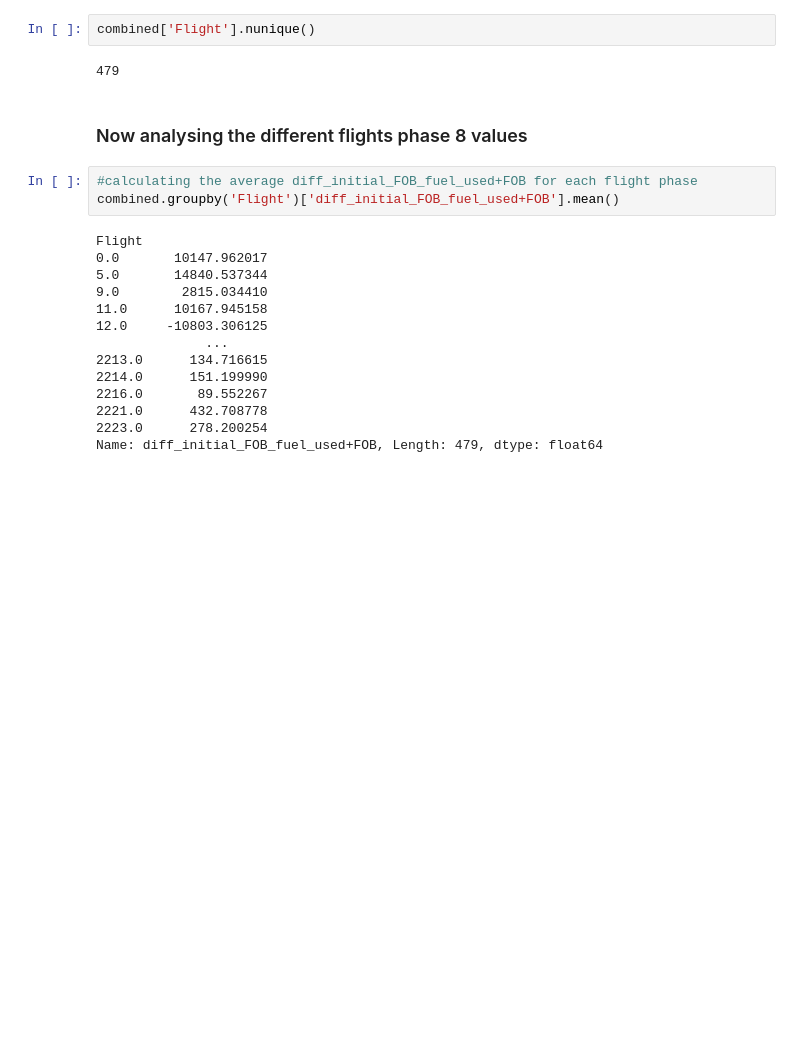
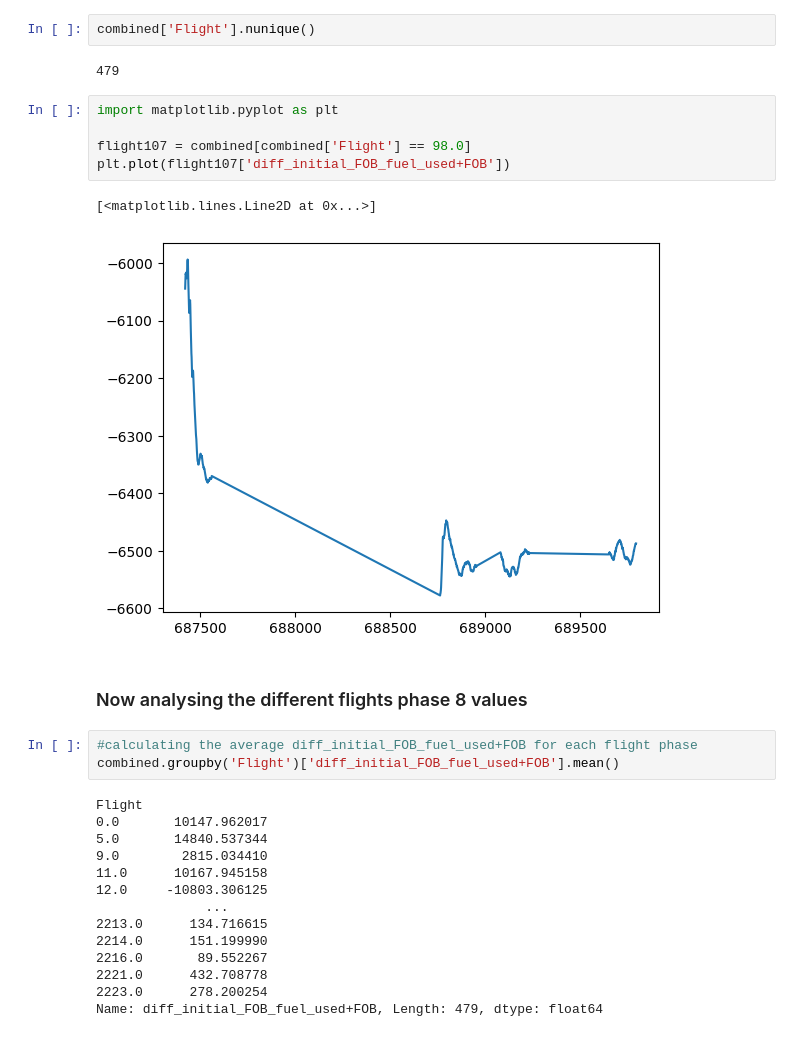
Before and after one commit to badek23/AirbusFuelLeaks, a Jupyter notebook: Phase8.ipynb, the cells around one changed output. Saved outputs shown, nothing was run; the diff lists cells and outputs as text; blank space fills up the shorter version.

```diff
--- a/Phase8.ipynb
+++ b/Phase8.ipynb
@@ -140,6 +162,14 @@ combined.shape
 combined['Flight'].nunique()
 # %% [output]
 479
+# %%
+import matplotlib.pyplot as plt
+
+flight107 = combined[combined['Flight'] == 98.0]
+plt.plot(flight107['diff_initial_FOB_fuel_used+FOB'])
+# %% [output]
+[<matplotlib.lines.Line2D at 0x...>]
+[figure, added]
 # %% [markdown]
 ### Now analysing the different flights phase 8 values
 # %%
```
Also changed, not shown: parts of 38 cells of this notebook, 5 other files.
